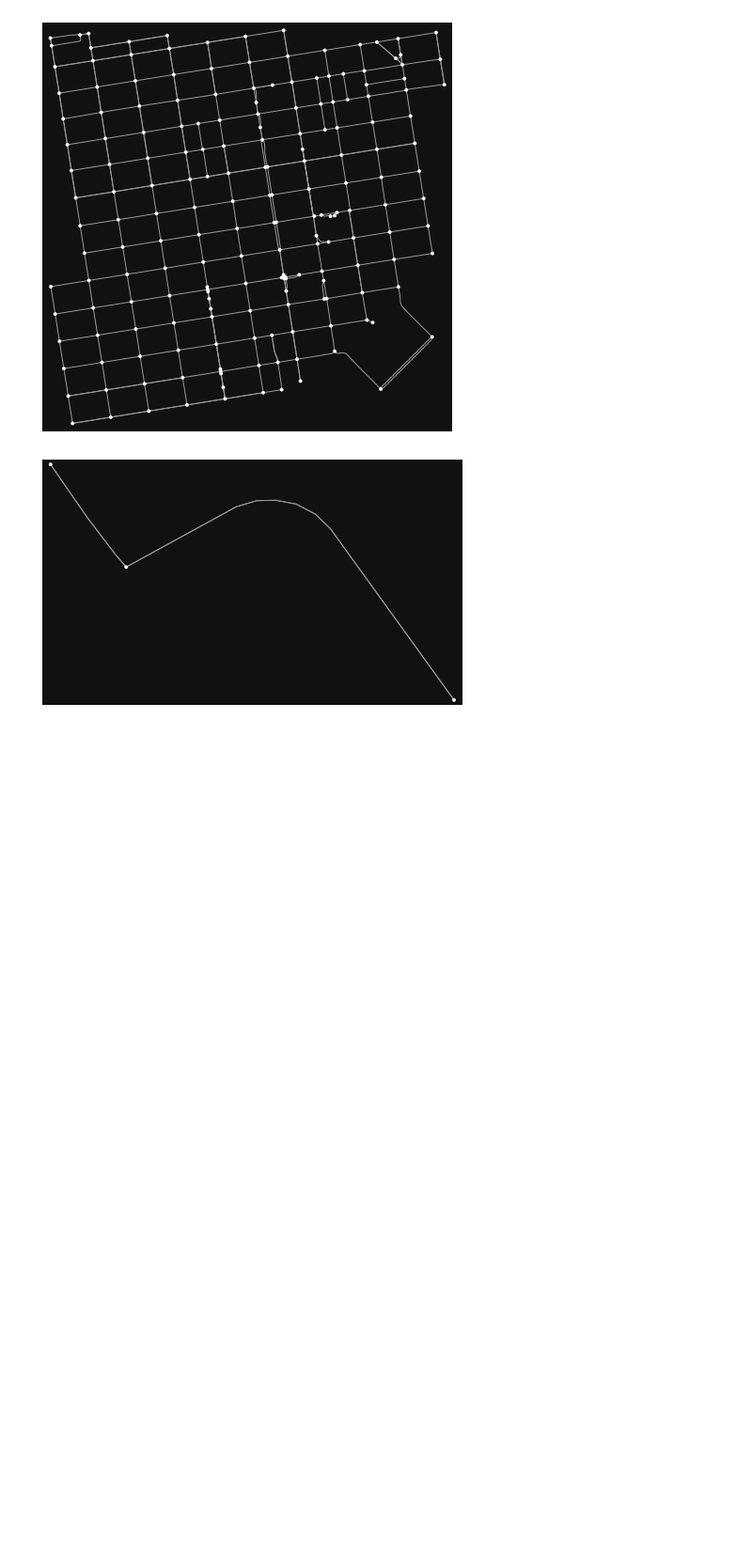
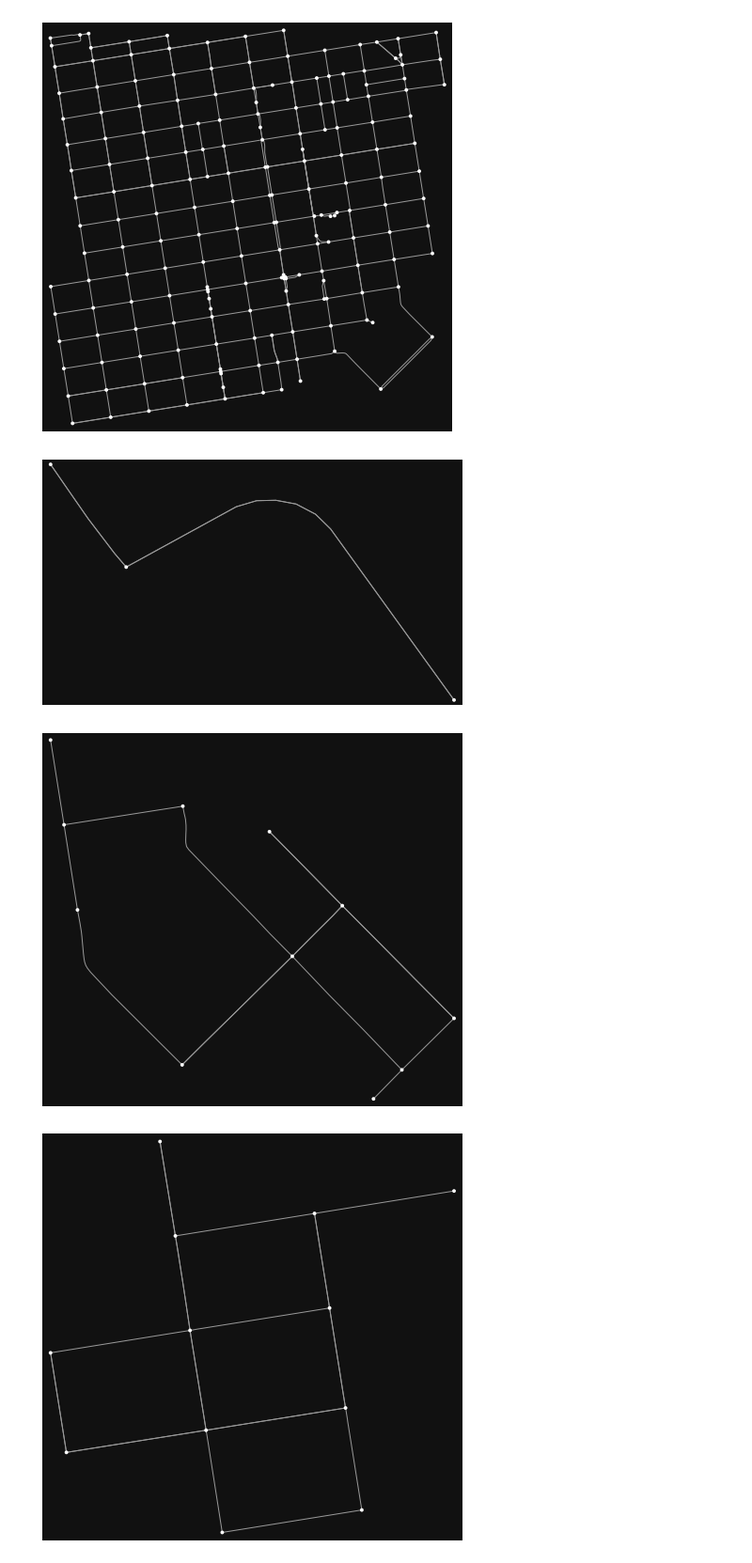
Before and after one commit to KacperWalentynowicz/route-planning, a Jupyter notebook: src/python/graph_download.ipynb, the cells around one changed output. Shown at 94% size. Drawn from its saved outputs; the diff is of its cells as text; code cells hidden in the pictures; blank space fills up the shorter version.

Commit message:
Updated graph downloading script

```diff
--- a/src/python/graph_download.ipynb
+++ b/src/python/graph_download.ipynb
@@ -83,3 +84,21 @@ def save_as_simple_edgelist(graph, place_name):
 save_as_simple_edgelist(G, 'small_somewhere')
 # %%
 save_as_simple_edgelist(szczecin, 'szczecin')
+# %%
+def prepare_small_testcases(num_testcases):
+    np.random.seed(42)
+    for nt in range(num_testcases):
+        name = 'test_' + str(nt)
+        #these are new york center coordinates, there should be plenty of roads there
+        X = 37.79 + np.random.uniform(-0.01, 0.01)
+        Y = -122.41 + np.random.uniform(-0.01, 0.01)
+
+        G = ox.graph_from_point((X, Y), dist=np.random.uniform(200, 300), network_type='drive')
+        ox.plot_graph(G)
+        save_graph(G, name)
+        save_as_simple_edgelist(G, name)
+
+prepare_small_testcases(5)
+# %% [output]
+[figure, added]
+[figure, added]
```
Also changed, not shown: parts of 2 cells of this notebook, 8 other files.
